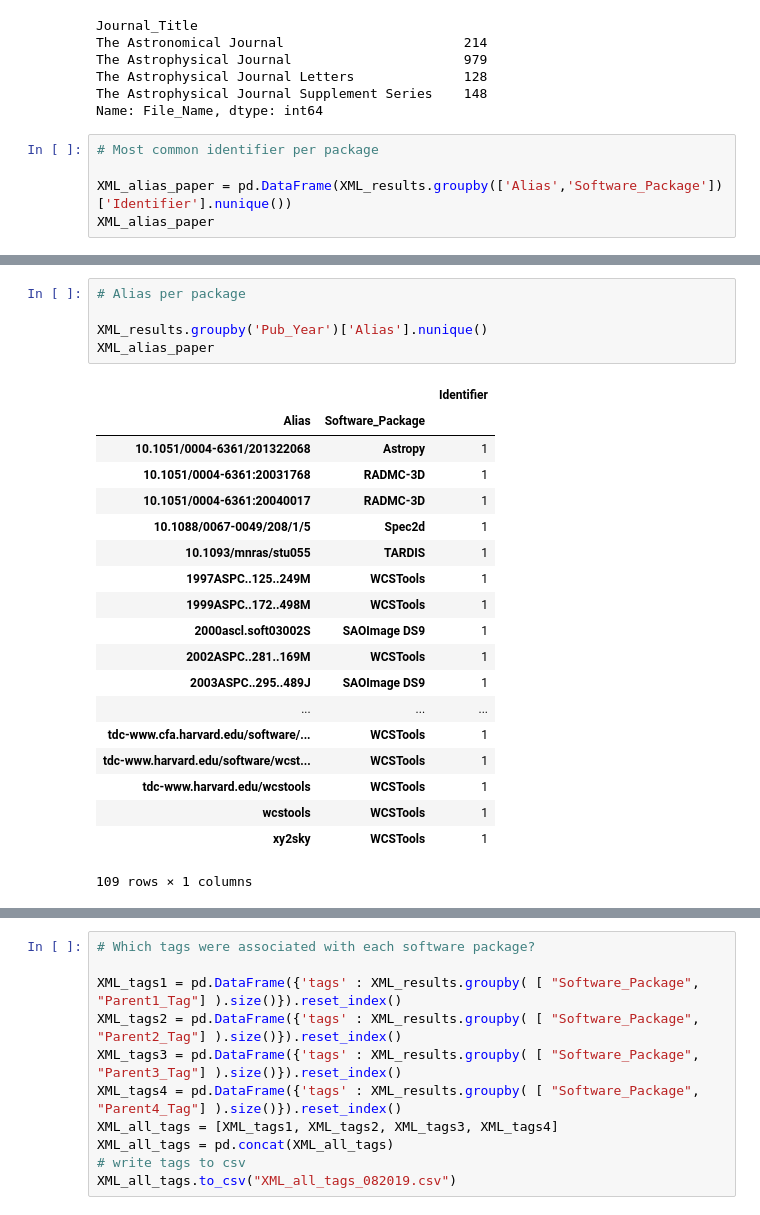
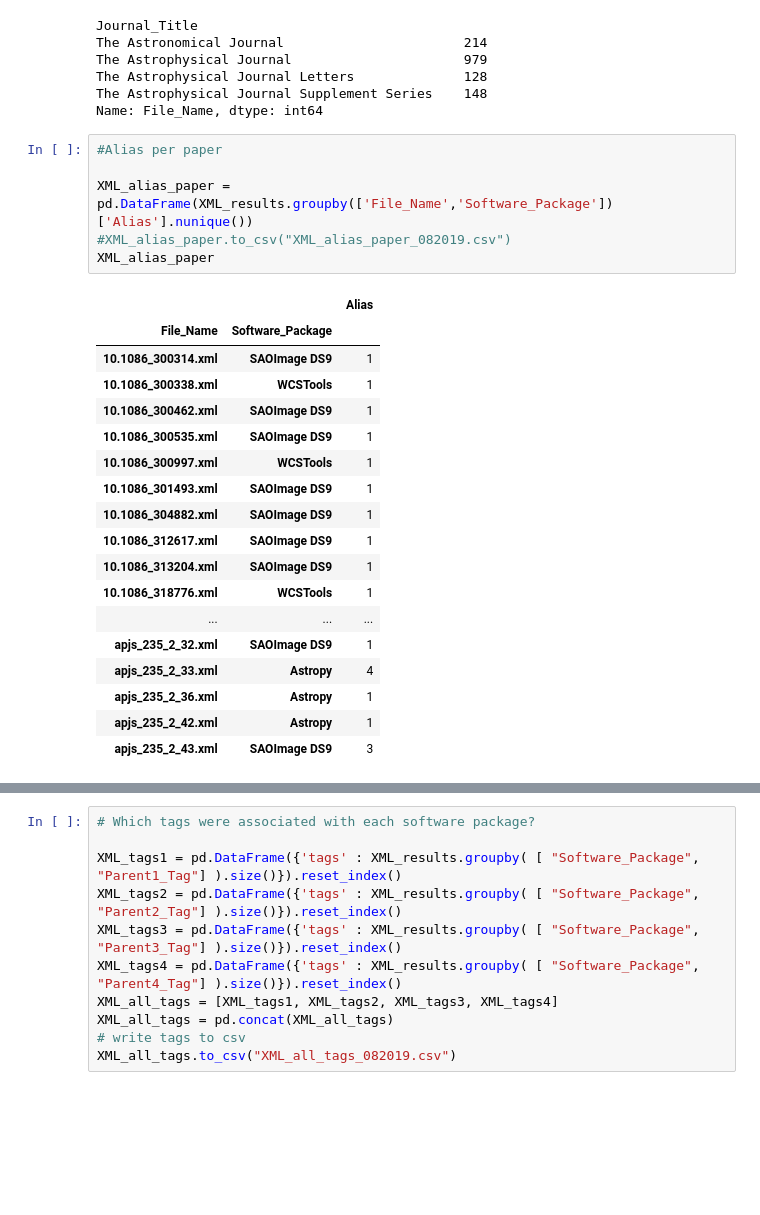
Before and after one commit to CfA-Library/Cite_Astro_Software, a Jupyter notebook: Citation_Study_2019/XML_SEARCH/XML_ANALYSIS/XML_ANALYSIS_082019/XML_FINAL_ANALYSIS_082019.ipynb, the cells around one changed output, grey strips where cells are left out. Cells and saved outputs as stored; diff of their text form; blank space fills up the shorter version.

```diff
--- a/Citation_Study_2019/XML_SEARCH/XML_ANALYSIS/XML_ANALYSIS_082019/XML_FINAL_ANALYSIS_082019.ipynb
+++ b/Citation_Study_2019/XML_SEARCH/XML_ANALYSIS/XML_ANALYSIS_082019/XML_FINAL_ANALYSIS_082019.ipynb
@@ -267,8 +204,27 @@ The Astrophysical Journal Letters              128
 The Astrophysical Journal Supplement Series    148
 Name: File_Name, dtype: int64
 # %%
-# Most common identifier per package
+#Alias per paper
 
-XML_alias_paper = pd.DataFrame(XML_results.groupby(['Alias','Software_Package'])['Identifier'].nunique())
+XML_alias_paper = pd.DataFrame(XML_results.groupby(['File_Name','Software_Package'])['Alias'].nunique())
+#XML_alias_paper.to_csv("XML_alias_paper_082019.csv")
 XML_alias_paper
 # %% [output]
+|  |  | Alias |
+| File_Name | Software_Package |  |
+| 10.1086_300314.xml | SAOImage DS9 | 1 |
+| 10.1086_300338.xml | WCSTools | 1 |
+| 10.1086_300462.xml | SAOImage DS9 | 1 |
+| 10.1086_300535.xml | SAOImage DS9 | 1 |
+| 10.1086_300997.xml | WCSTools | 1 |
+| 10.1086_301493.xml | SAOImage DS9 | 1 |
+| 10.1086_304882.xml | SAOImage DS9 | 1 |
+| 10.1086_312617.xml | SAOImage DS9 | 1 |
+| 10.1086_313204.xml | SAOImage DS9 | 1 |
+| 10.1086_318776.xml | WCSTools | 1 |
+| ... | ... | ... |
+| apjs_235_2_32.xml | SAOImage DS9 | 1 |
+| apjs_235_2_33.xml | Astropy | 4 |
+| apjs_235_2_36.xml | Astropy | 1 |
+| apjs_235_2_42.xml | Astropy | 1 |
+| apjs_235_2_43.xml | SAOImage DS9 | 3 |
@@ -276,25 +231,0 @@ SyntaxError: invalid syntax (<ipython-input-25-45b66a564767>, line 3)
-# %%
-# Alias per package
-
-XML_results.groupby('Pub_Year')['Alias'].nunique()
-XML_alias_paper
-# %% [output]
-|  |  | Identifier |
-| Alias | Software_Package |  |
-| 10.1051/0004-6361/201322068 | Astropy | 1 |
-| 10.1051/0004-6361:20031768 | RADMC-3D | 1 |
-| 10.1051/0004-6361:20040017 | RADMC-3D | 1 |
-| 10.1088/0067-0049/208/1/5 | Spec2d | 1 |
-| 10.1093/mnras/stu055 | TARDIS | 1 |
-| 1997ASPC..125..249M | WCSTools | 1 |
-| 1999ASPC..172..498M | WCSTools | 1 |
-| 2000ascl.soft03002S | SAOImage DS9 | 1 |
-| 2002ASPC..281..169M | WCSTools | 1 |
-| 2003ASPC..295..489J | SAOImage DS9 | 1 |
-| ... | ... | ... |
-| tdc-www.cfa.harvard.edu/software/... | WCSTools | 1 |
-| tdc-www.harvard.edu/software/wcst... | WCSTools | 1 |
-| tdc-www.harvard.edu/wcstools | WCSTools | 1 |
-| wcstools | WCSTools | 1 |
-| xy2sky | WCSTools | 1 |
-109 rows × 1 columns
```
Also changed, not shown: parts of 45 cells of this notebook.
